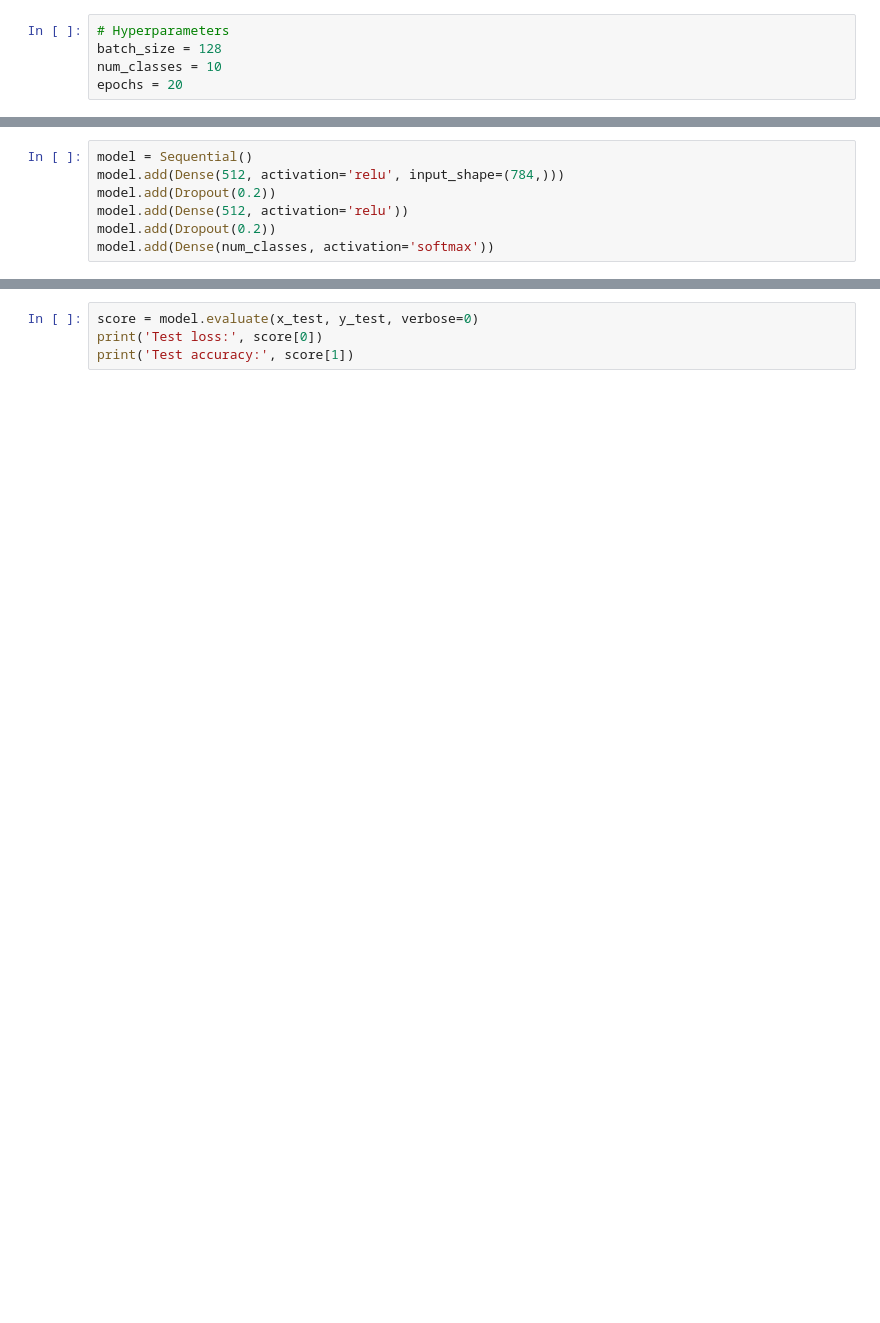
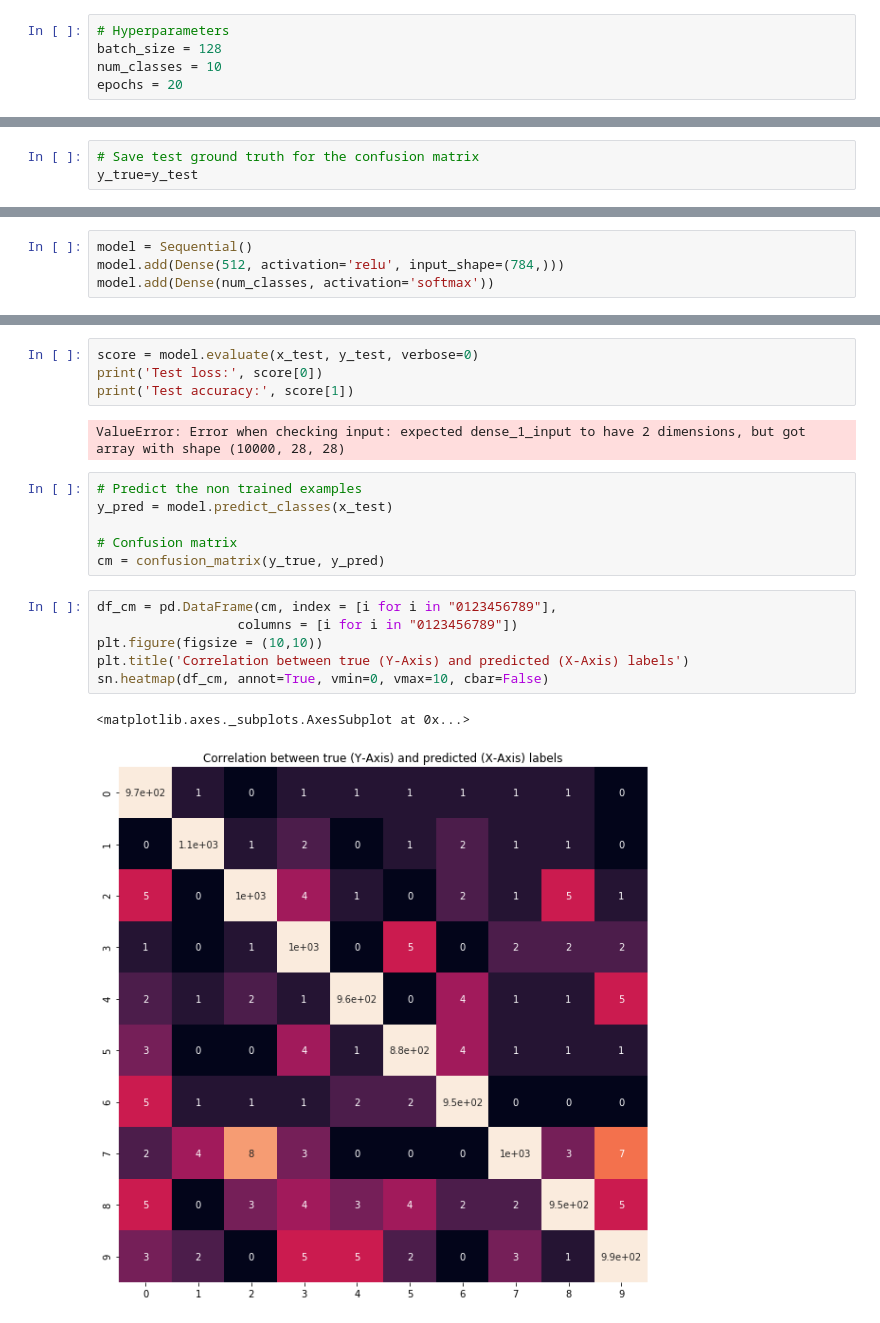
Before and after one commit to FrederikHa/BUW_DL, a Jupyter notebook: Lesson01.ipynb, the cells around one changed output, grey strips where cells are left out. Saved outputs shown, nothing was run; the diff lists cells and outputs as text; blank space fills up the shorter version.

```diff
--- a/Lesson01.ipynb
+++ b/Lesson01.ipynb
@@ -32,2 +78,5 @@ NameError: name 'x_train' is not defined
+# %%
+# Save test ground truth for the confusion matrix
+y_true=y_test
 # %%
 # convert class vectors to binary class matrices
@@ -38,7 +91,4 @@ NameError: name 'keras' is not defined
 # %%
 model = Sequential()
 model.add(Dense(512, activation='relu', input_shape=(784,)))
-model.add(Dropout(0.2))
-model.add(Dense(512, activation='relu'))
-model.add(Dropout(0.2))
 model.add(Dense(num_classes, activation='softmax'))
@@ -66,3 +145,20 @@ NameError: name 'model' is not defined
 score = model.evaluate(x_test, y_test, verbose=0)
 print('Test loss:', score[0])
 print('Test accuracy:', score[1])
+# %% [output]
+ValueError: Error when checking input: expected dense_1_input to have 2 dimensions, but got array with shape (10000, 28, 28)
+# %%
+# Predict the non trained examples
+y_pred = model.predict_classes(x_test)
+
+# Confusion matrix
+cm = confusion_matrix(y_true, y_pred)
+# %%
+df_cm = pd.DataFrame(cm, index = [i for i in "0123456789"],
+                  columns = [i for i in "0123456789"])
+plt.figure(figsize = (10,10))
+plt.title('Correlation between true (Y-Axis) and predicted (X-Axis) labels')
+sn.heatmap(df_cm, annot=True, vmin=0, vmax=10, cbar=False)
+# %% [output]
+<matplotlib.axes._subplots.AxesSubplot at 0x...>
+[figure, added]
```
Also changed, not shown: parts of 17 cells of this notebook, 2 other files.
